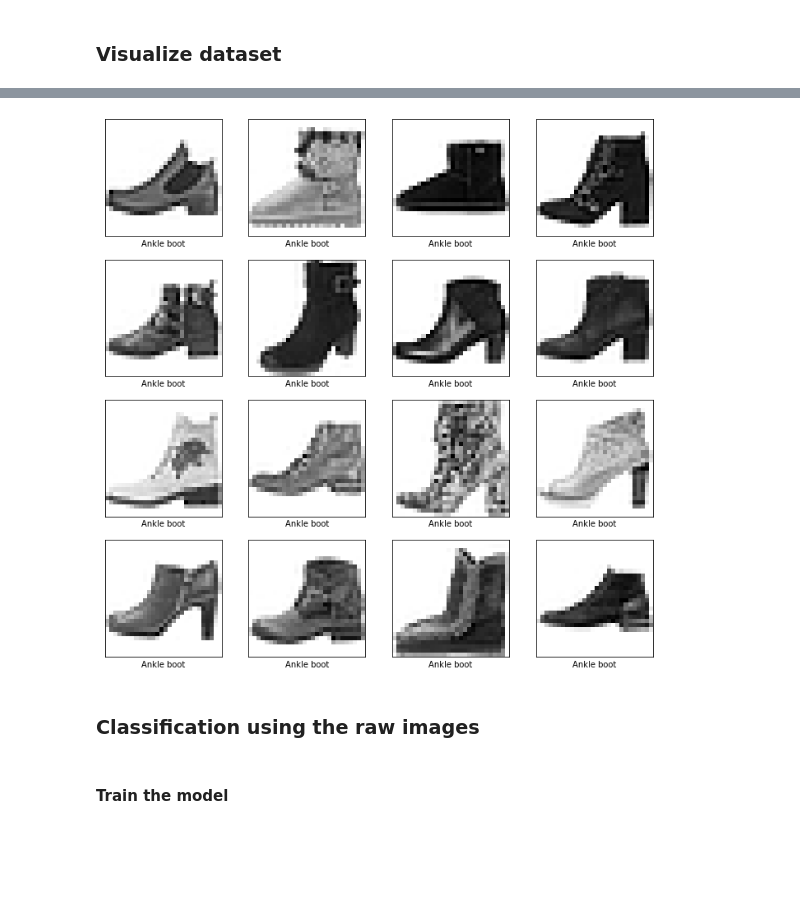
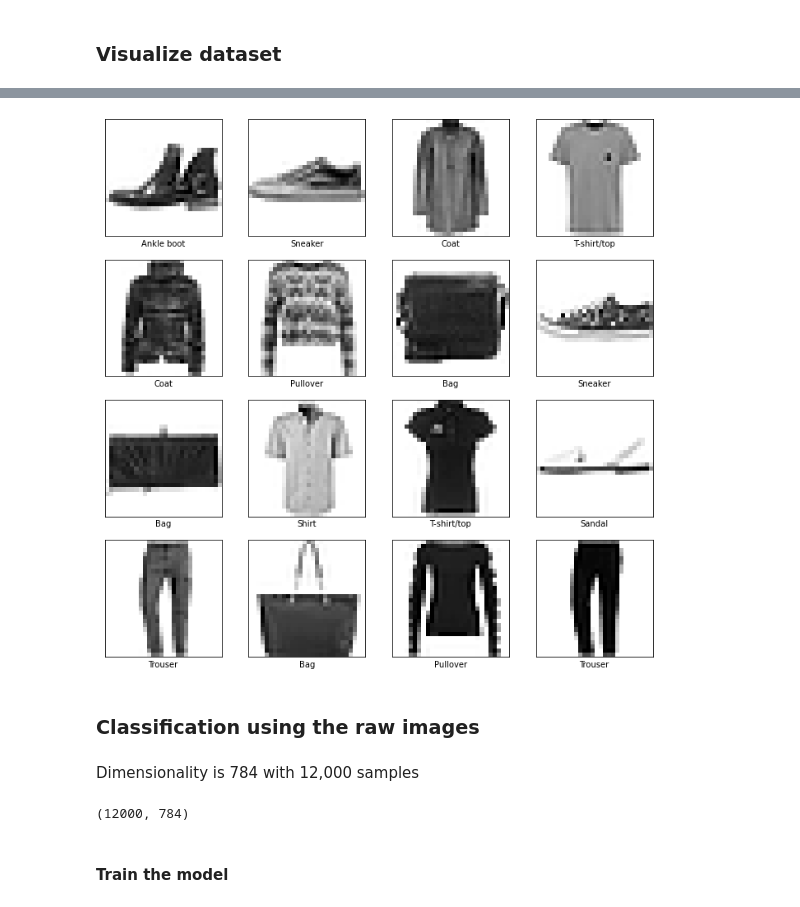
Before and after one commit to nelmsal/Spring2022-Week3, a Jupyter notebook: Prac1_mnist-fashion_PCA-KNN.ipynb, the cells around one changed output, grey strips where cells are left out. Drawn from its saved outputs; the diff is of its cells as text; code cells hidden in the pictures; blank space fills up the shorter version.

```diff
--- a/Prac1_mnist-fashion_PCA-KNN.ipynb
+++ b/Prac1_mnist-fashion_PCA-KNN.ipynb
@@ -73,0 +80,14 @@ Label Coat
+# %%
+def get_row_array(selInd):
+    selImg = X[selInd].reshape(28,28)
+    selLabel = y[selInd]
+    return selImg, selLabel
+def visualize_row(selInd):
+    selImg, selLabel = get_row_array(selInd)
+    plt.imshow(selImg, cmap=plt.cm.binary)
+    #plt.colorbar()
+    plt.xticks([])
+    plt.yticks([])
+    plt.xlabel(class_names[selLabel])
+    #print('Label ' + class_names[selLabel])
+visualize_row(22)
@@ -74,19 +96,17 @@ Label Coat
 # %%
 plt.figure(figsize=(12,12))
+
+from random import randrange
 
 listSel = np.where(y==9)[0]
 
 for i in range(16):
     plt.subplot(4,4,i+1)
-    plt.xticks([])
-    plt.yticks([])
-    #plt.grid(False)
-    plt.imshow(X[listSel[i]].reshape(28,28), cmap=plt.cm.binary)
-    plt.xlabel(class_names[y[listSel[i]]])
+    visualize_row(randrange(6000))
 plt.tight_layout
 plt.show()
 # %% [output]
-[figure, old version]
+[figure, new version]
 # %% [markdown]
 ### Classification using the raw images
 # %%
@@ -95,2 +116,8 @@ X_train,X_test,y_train,y_test=train_test_split(X,y,test_size=0.2)
+# %% [markdown]
+Dimensionality is 784 with 12,000 samples
+# %%
+X_test.shape
+# %% [output]
+(12000, 784)
 # %%
 from sklearn.neighbors import KNeighborsClassifier
```
Also changed, not shown: parts of 16 cells of this notebook.
